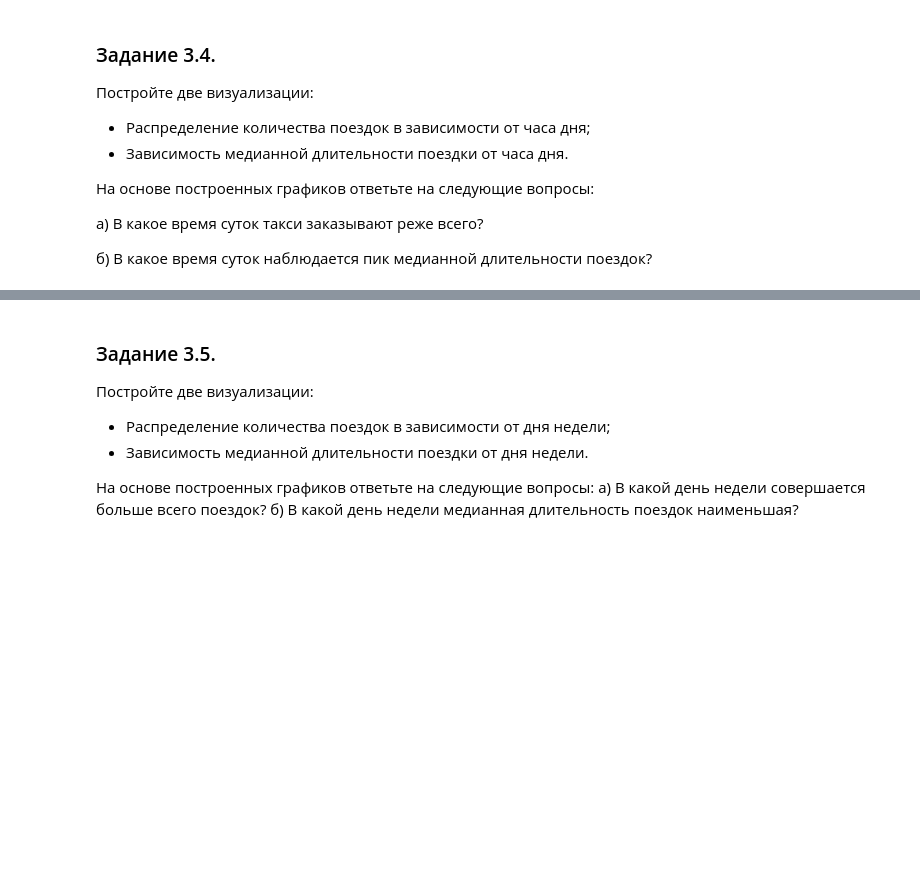
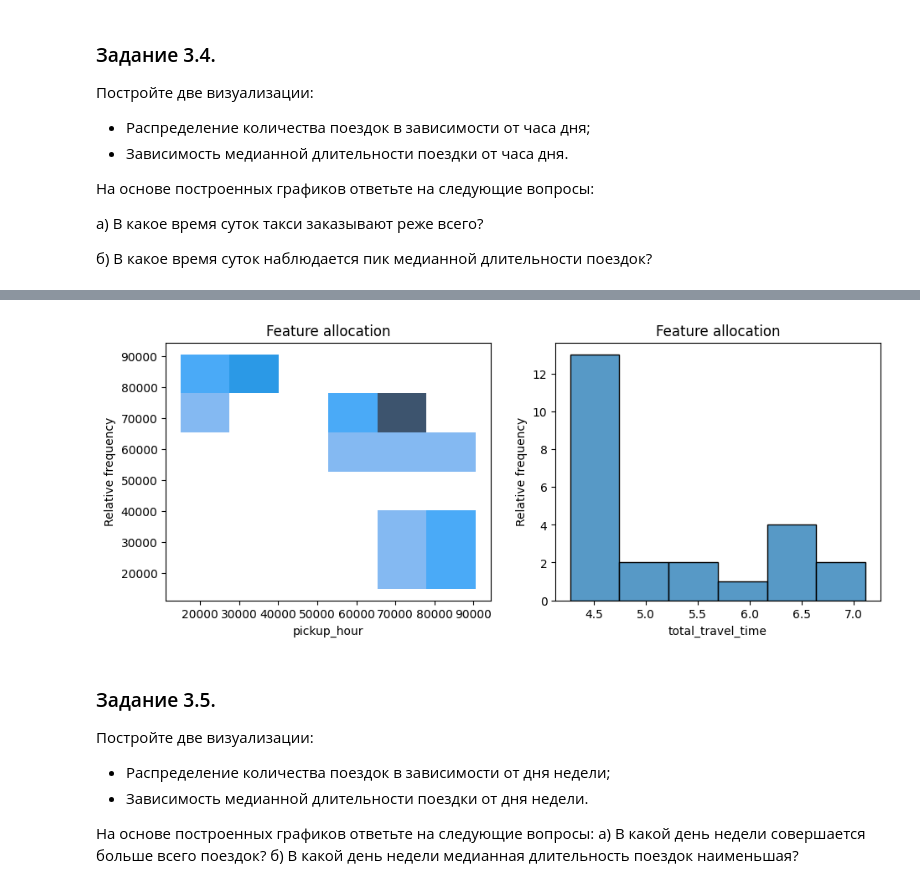
Before and after one commit to Lepnik/data_science_lnv, a Jupyter notebook: MATH+ML/Project_5/Project-5._Ноутбук-шаблон.ipynb, the cells around one changed output, grey strips where cells are left out. Cells and saved outputs as stored; diff of their text form; code cells hidden in the pictures; blank space fills up the shorter version.

```diff
--- a/MATH+ML/Project_5/Project-5._Ноутбук-шаблон.ipynb
+++ b/MATH+ML/Project_5/Project-5._Ноутбук-шаблон.ipynb
@@ -480,3 +531,16 @@ sns.violinplot(sum_data, y='trip_duration_log', x='store_and_fwd_flag', hue='sto
+# %%
+# ваш код здесь
+fig, axes = plt.subplots(1, 2, figsize = (11, 4))
+sns.histplot(y=sum_data.groupby('pickup_hour').size().to_list(), x=sum_data['pickup_hour'].value_counts(), ax=axes[0]) #,
+axes[0].set(xlabel='pickup_hour', ylabel='Relative frequency')
+axes[0].set_title('Feature allocation')
+
+sns.histplot(sum_data.groupby('pickup_hour')['total_travel_time'].median()/60, ax=axes[1])
+axes[1].set(xlabel='total_travel_time', ylabel='Relative frequency')
+axes[1].set_title('Feature allocation')
+plt.show()
+# %% [output]
+[figure, added]
 # %% [markdown]
 ### Задание 3.5.
 Постройте две визуализации:
```
Also changed, not shown: parts of 10 cells of this notebook.
